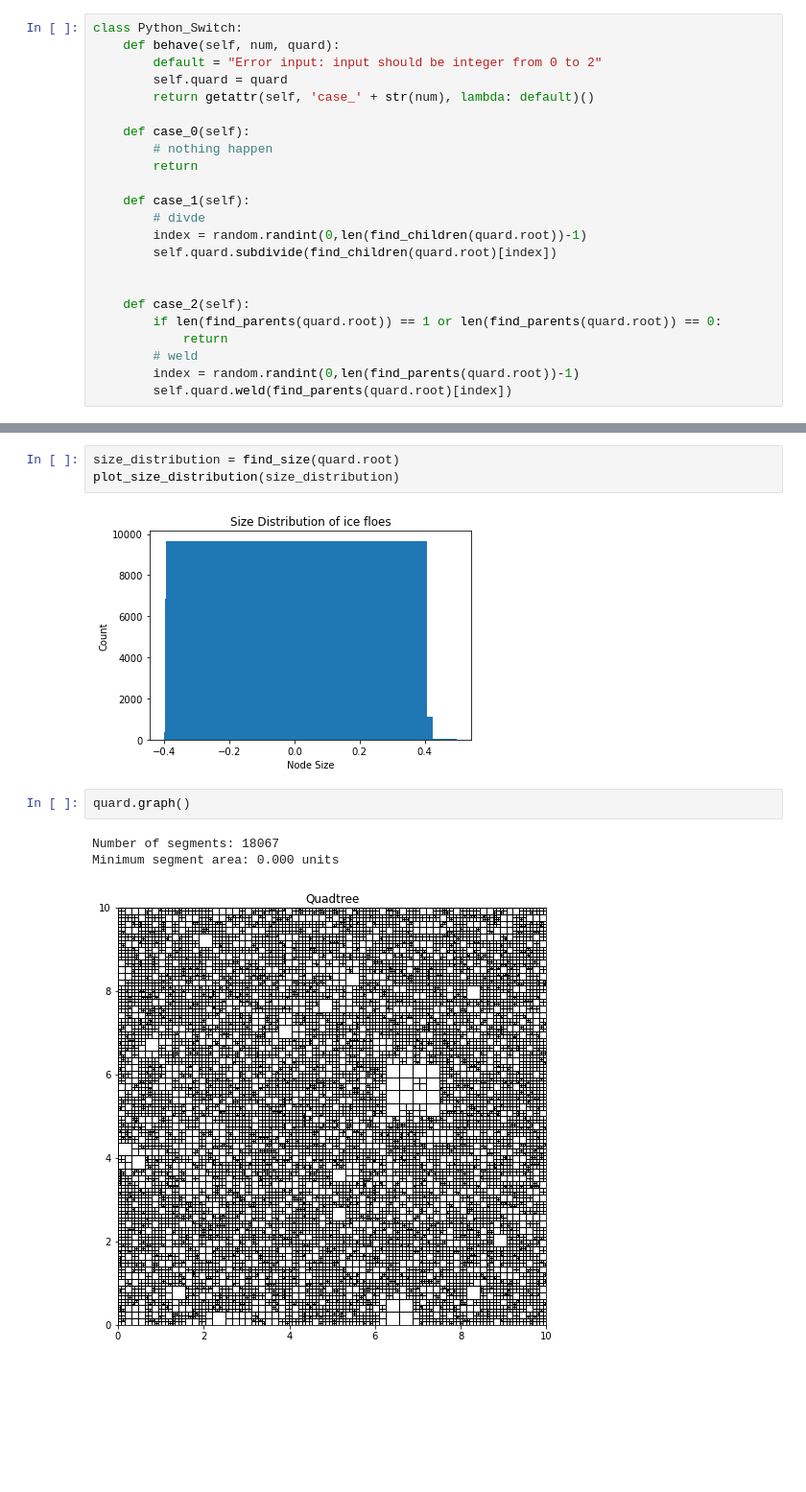
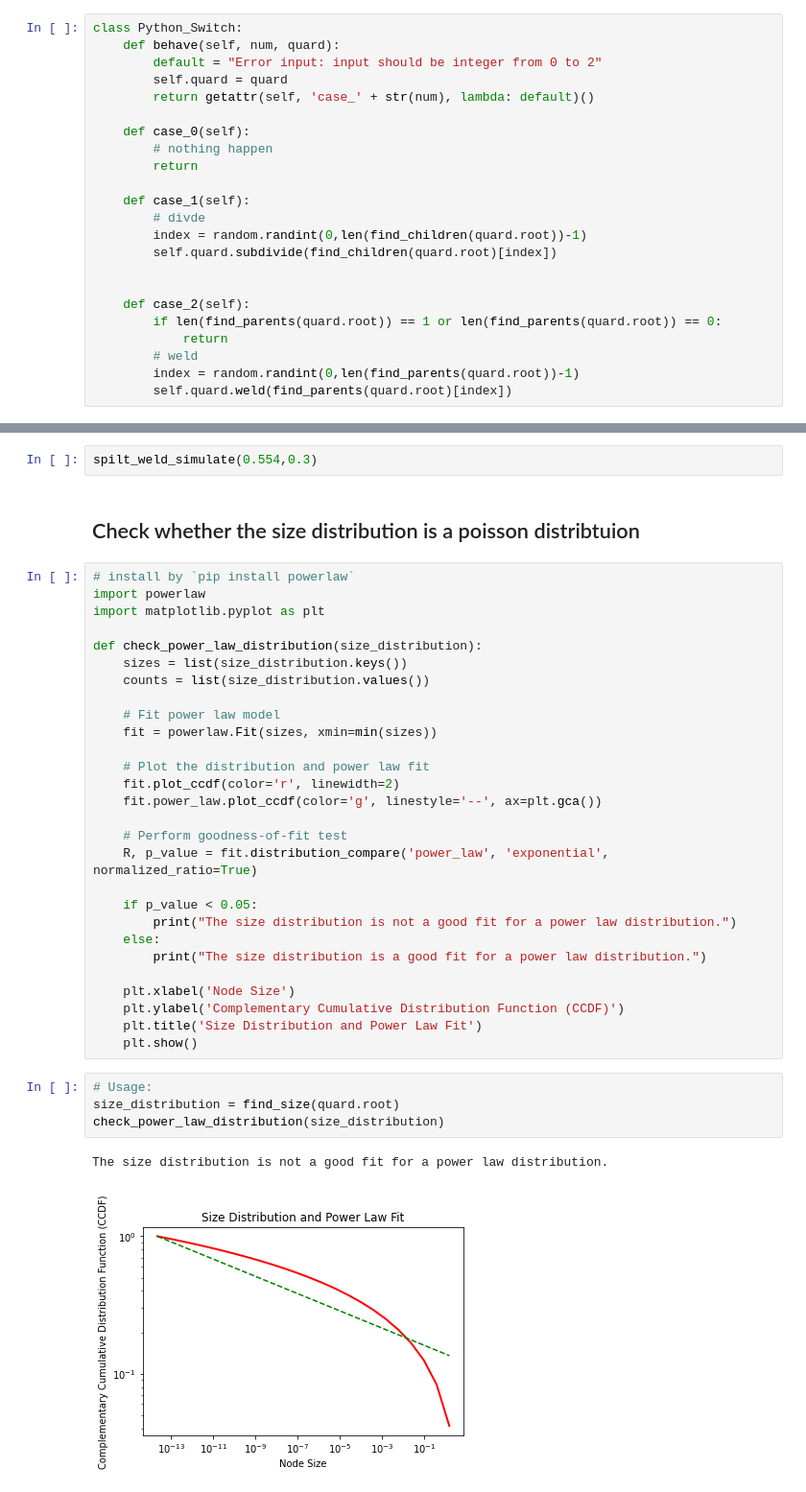
Before and after one commit to Marissa-working/Ice-Floe-Research, a Jupyter notebook: quadtreee.ipynb, the cells around one changed output, grey strips where cells are left out. Shown: that part at 96% size. Drawn from its saved outputs; the diff is of its cells as text; blank space fills up the shorter version.

Commit message:
add power law check function
backup original quadtree

```diff
--- a/quadtreee.ipynb
+++ b/quadtreee.ipynb
@@ -305,11 +254,39 @@ for i in range(1000):
-# %%
-size_distribution = find_size(quard.root)
-plot_size_distribution(size_distribution)
-# %% [output]
-[figure, removed]
-# %%
-quard.graph()
-# %% [output]
-Number of segments: 18067
-Minimum segment area: 0.000 units
-[figure, removed]
+# %%
+spilt_weld_simulate(0.554,0.3)
+# %% [markdown]
+## Check whether the size distribution is a poisson distribtuion
+# %%
+# install by `pip install powerlaw`
+import powerlaw
+import matplotlib.pyplot as plt
+
+def check_power_law_distribution(size_distribution):
+    sizes = list(size_distribution.keys())
+    counts = list(size_distribution.values())
+
+    # Fit power law model
+    fit = powerlaw.Fit(sizes, xmin=min(sizes))
+
+    # Plot the distribution and power law fit
+    fit.plot_ccdf(color='r', linewidth=2)
+    fit.power_law.plot_ccdf(color='g', linestyle='--', ax=plt.gca())
+
+    # Perform goodness-of-fit test
+    R, p_value = fit.distribution_compare('power_law', 'exponential', normalized_ratio=True)
+
+    if p_value < 0.05:
+        print("The size distribution is not a good fit for a power law distribution.")
+    else:
+        print("The size distribution is a good fit for a power law distribution.")
+
+    plt.xlabel('Node Size')
+    plt.ylabel('Complementary Cumulative Distribution Function (CCDF)')
+    plt.title('Size Distribution and Power Law Fit')
+    plt.show()
+# %%
+# Usage:
+size_distribution = find_size(quard.root)
+check_power_law_distribution(size_distribution)
+# %% [output]
+The size distribution is not a good fit for a power law distribution.
+[figure, added]
```
Also changed, not shown: parts of 16 cells of this notebook.
